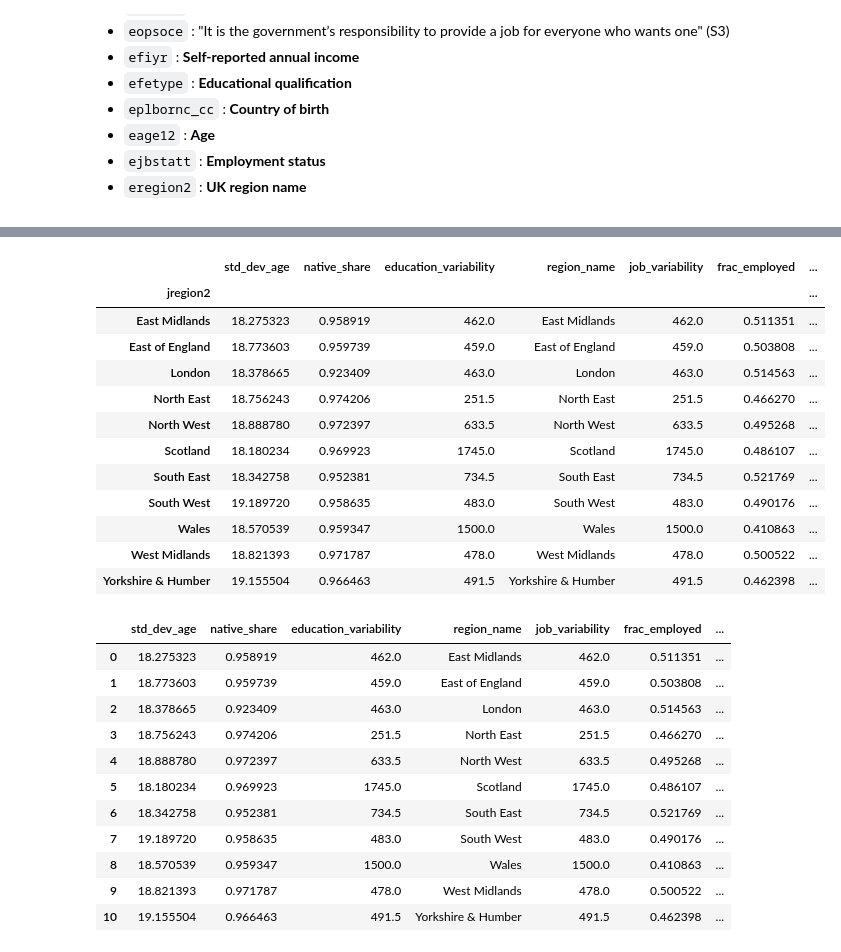
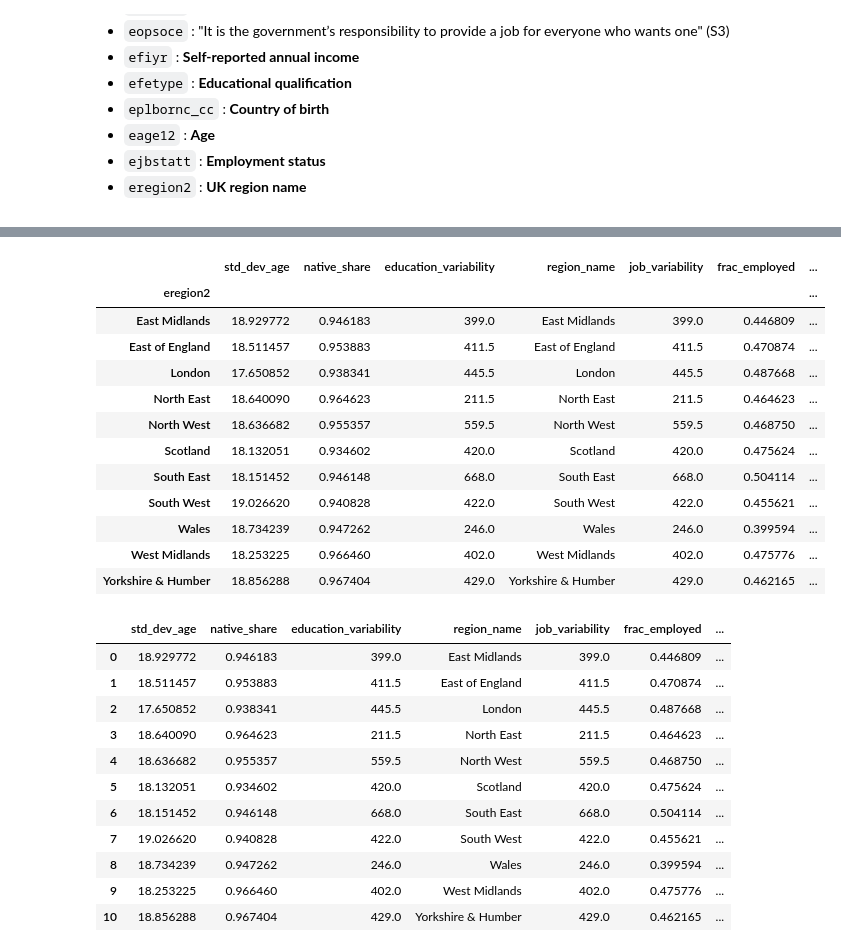
Before and after one commit to Sidrcs/Political_Polarization, a Jupyter notebook: code_scripts/Polarization_calculations_1995.ipynb, the cells around one changed output, grey strips where cells are left out. Saved outputs shown, nothing was run; the diff lists cells and outputs as text; code cells hidden in the pictures.

```diff
--- a/code_scripts/Polarization_calculations_1995.ipynb
+++ b/code_scripts/Polarization_calculations_1995.ipynb
@@ -168,12 +168,15 @@ output_df
 # %%
 # Define the dictionary to encode the "eopsocc" column which is Statement 1 (S1)
 # S1: "Private enterprise is the best way to solve Britain’s economic problems."
-eopsocc_dict = {"Strongly agree": 1,"Agree":2, "Neither agree/disagree": 3 , "Disagree":4 , "Strongly disagree": 5,
-                "don't know": -1 , "missing or wild": -9, "inapplicable":-8,
-                "proxy and/or phone":-7, "refused":-2}
+eopsocc_dict = {"Strongly agree": 2,"Agree":1, "Neither agree/disagree": 0 , "Disagree":-1 , "Strongly disagree": -2,
+                "don't know": -3, "missing or wild": -3, "inapplicable":-3,
+                "proxy and/or phone":-3, "refused":-3, "Not agree, disagree": 0}
 
-# Create a new column "aopsocc_encoded" in the dataframe by replacing the values with encoded values from the dictionary
+# Create a new column "eopsocc_encoded" in the dataframe by replacing the values with encoded values from the dictionary
 df_residence["eopsocc_encoded"] = df_residence["eopsocc"].replace(eopsocc_dict)
+
+#remove -3 valued rows from df_residence[nopsocc_encoded]
+df_residence = df_residence[df_residence['eopsocc_encoded'] != -3]
 
 # Political polarization measurement by Lindqvist and Ostling (2010)
 output_df["Lindqvist_Ostling_S1"] = df_residence.groupby("eregion2")["eopsocc_encoded"].agg(["var"])
@@ -231,13 +234,15 @@ output_df
 # %%
 # Define the dictionary to encode the "eopsocd" column which is Statement 2 (S2)
 # S2: "Major public services and industries ought to be in state ownership."
+eopsocd_dict = {"Strongly agree": 2,"Agree":1, "Neither agree/disagree": 0 , "Disagree":-1 , "Strongly disagree": -2,
+                "don't know": -3, "missing or wild": -3, "inapplicable":-3,
+                "proxy and/or phone":-3, "refused":-3, "Not agree, disagree": 0}
 
-eopsocd_dict = {"Strongly agree": 1,"Agree":2, "Neither agree/disagree": 3 , "Disagree":4 , "Strongly disagree": 5,
-                "don't know": -1 , "missing or wild": -9, "inapplicable":-8,
-                "proxy and/or phone":-7, "refused":-2}
+# Create a new column "eopsocd_encoded" in the dataframe by replacing the values with encoded values from the dictionary
+df_residence["eopsocd_encoded"] = df_residence["eopsocd"].replace(eopsocd_dict)
 
-# Create a new column "eopsocc_encoded" in the dataframe by replacing the values with encoded values from the dictionary
-df_residence["eopsocd_encoded"] = df_residence["eopsocd"].replace(eopsocd_dict)
+#remove -3 valued rows from df_residence[eopsocd_encoded]
+df_residence = df_residence[df_residence['eopsocd_encoded'] != -3]
 
 # Political polarization measurement by Lindqvist and Ostling (2010)
 output_df["Lindqvist_Ostling_S2"] = df_residence.groupby("eregion2")["eopsocd_encoded"].agg(["var"])
@@ -296,8 +306,9 @@ output_df
 # Define the dictionary to encode the "eopsocd" column which is Statement 3 (S3)
 # S3: "It is the government’s responsibility to provide a job for everyone who wants one."
 
-eopsoce_dict = {"Strongly agree": 2,"Agree":1, "Neither agree/disagree": 0, "Disagree":-1 , "Strongly disagree": -2,
-                "don't know": -3, "missing or wild": -3, "inapplicable": -3, "proxy and/or phone":-3, "refused":-3}
+eopsoce_dict = {"Strongly agree": 2,"Agree":1, "Neither agree/disagree": 0 , "Disagree":-1 , "Strongly disagree": -2,
+                "don't know": -3, "missing or wild": -3, "inapplicable":-3,
+                "proxy and/or phone":-3, "refused":-3, "Not agree, disagree": 0}
 
 # Create a new column "eopsocd_encoded" in the dataframe by replacing the values with encoded values from the dictionary
 df_residence["eopsoce_encoded"] = df_residence["eopsoce"].replace(eopsoce_dict)
@@ -317,58 +328,58 @@ output_df = output_df.drop(columns = ["abs_sum", "counts"], axis = 1)
 
 # Group the dataframe by county and aopsocc_encoded values
 output_df["dkp"] = df_residence.groupby("eregion2")["eopsoce_encoded"]
 
 # Political polarization measurement by Duca and Saving (2016)
 def duca_saving(x):
     county_tuple = x["dkp"]
     freq = list(county_tuple[1].value_counts())
     val = list(county_tuple[1].unique())
     norm_freq = [i/sum(freq) for i in freq]
     outer_sum = 0
     for i in range(len(norm_freq)):
         nkit = norm_freq[i]
         inner_sum = 0
         for j in range(len(norm_freq)):
             npit = norm_freq[j]
             dkp = abs(val[i] - val[j])
             inner_sum += npit*dkp
     outer_sum += (nkit**2)*inner_sum
 
     return outer_sum
 
 output_df["Duca_Saving_S3"] = output_df.apply(lambda x: duca_saving(x)*1000, axis = 1)
 
 # Drop "income" groupby column
 output_df = output_df.drop(columns = ["dkp"], axis = 1)
 
 output_df
 # %% [output]
 |  | std_dev_age | native_share | education_variability | region_name | job_variability | frac_employed | ... |
-| jregion2 |  |  |  |  |  |  | ... |
-| East Midlands | 18.275323 | 0.958919 | 462.0 | East Midlands | 462.0 | 0.511351 | ... |
-| East of England | 18.773603 | 0.959739 | 459.0 | East of England | 459.0 | 0.503808 | ... |
-| London | 18.378665 | 0.923409 | 463.0 | London | 463.0 | 0.514563 | ... |
-| North East | 18.756243 | 0.974206 | 251.5 | North East | 251.5 | 0.466270 | ... |
-| North West | 18.888780 | 0.972397 | 633.5 | North West | 633.5 | 0.495268 | ... |
-| Scotland | 18.180234 | 0.969923 | 1745.0 | Scotland | 1745.0 | 0.486107 | ... |
-| South East | 18.342758 | 0.952381 | 734.5 | South East | 734.5 | 0.521769 | ... |
-| South West | 19.189720 | 0.958635 | 483.0 | South West | 483.0 | 0.490176 | ... |
-| Wales | 18.570539 | 0.959347 | 1500.0 | Wales | 1500.0 | 0.410863 | ... |
-| West Midlands | 18.821393 | 0.971787 | 478.0 | West Midlands | 478.0 | 0.500522 | ... |
-| Yorkshire & Humber | 19.155504 | 0.966463 | 491.5 | Yorkshire & Humber | 491.5 | 0.462398 | ... |
+| eregion2 |  |  |  |  |  |  | ... |
+| East Midlands | 18.929772 | 0.946183 | 399.0 | East Midlands | 399.0 | 0.446809 | ... |
+| East of England | 18.511457 | 0.953883 | 411.5 | East of England | 411.5 | 0.470874 | ... |
+| London | 17.650852 | 0.938341 | 445.5 | London | 445.5 | 0.487668 | ... |
+| North East | 18.640090 | 0.964623 | 211.5 | North East | 211.5 | 0.464623 | ... |
+| North West | 18.636682 | 0.955357 | 559.5 | North West | 559.5 | 0.468750 | ... |
+| Scotland | 18.132051 | 0.934602 | 420.0 | Scotland | 420.0 | 0.475624 | ... |
+| South East | 18.151452 | 0.946148 | 668.0 | South East | 668.0 | 0.504114 | ... |
+| South West | 19.026620 | 0.940828 | 422.0 | South West | 422.0 | 0.455621 | ... |
+| Wales | 18.734239 | 0.947262 | 246.0 | Wales | 246.0 | 0.399594 | ... |
+| West Midlands | 18.253225 | 0.966460 | 402.0 | West Midlands | 402.0 | 0.475776 | ... |
+| Yorkshire & Humber | 18.856288 | 0.967404 | 429.0 | Yorkshire & Humber | 429.0 | 0.462165 | ... |
 # %%
 output_df.reset_index(drop=True, inplace=True)
 output_df
 # %% [output]
 |  | std_dev_age | native_share | education_variability | region_name | job_variability | frac_employed | ... |
-| 0 | 18.275323 | 0.958919 | 462.0 | East Midlands | 462.0 | 0.511351 | ... |
-| 1 | 18.773603 | 0.959739 | 459.0 | East of England | 459.0 | 0.503808 | ... |
-| 2 | 18.378665 | 0.923409 | 463.0 | London | 463.0 | 0.514563 | ... |
-| 3 | 18.756243 | 0.974206 | 251.5 | North East | 251.5 | 0.466270 | ... |
-| 4 | 18.888780 | 0.972397 | 633.5 | North West | 633.5 | 0.495268 | ... |
-| 5 | 18.180234 | 0.969923 | 1745.0 | Scotland | 1745.0 | 0.486107 | ... |
-| 6 | 18.342758 | 0.952381 | 734.5 | South East | 734.5 | 0.521769 | ... |
-| 7 | 19.189720 | 0.958635 | 483.0 | South West | 483.0 | 0.490176 | ... |
-| 8 | 18.570539 | 0.959347 | 1500.0 | Wales | 1500.0 | 0.410863 | ... |
-| 9 | 18.821393 | 0.971787 | 478.0 | West Midlands | 478.0 | 0.500522 | ... |
-| 10 | 19.155504 | 0.966463 | 491.5 | Yorkshire & Humber | 491.5 | 0.462398 | ... |
+| 0 | 18.929772 | 0.946183 | 399.0 | East Midlands | 399.0 | 0.446809 | ... |
+| 1 | 18.511457 | 0.953883 | 411.5 | East of England | 411.5 | 0.470874 | ... |
+| 2 | 17.650852 | 0.938341 | 445.5 | London | 445.5 | 0.487668 | ... |
+| 3 | 18.640090 | 0.964623 | 211.5 | North East | 211.5 | 0.464623 | ... |
+| 4 | 18.636682 | 0.955357 | 559.5 | North West | 559.5 | 0.468750 | ... |
+| 5 | 18.132051 | 0.934602 | 420.0 | Scotland | 420.0 | 0.475624 | ... |
+| 6 | 18.151452 | 0.946148 | 668.0 | South East | 668.0 | 0.504114 | ... |
+| 7 | 19.026620 | 0.940828 | 422.0 | South West | 422.0 | 0.455621 | ... |
+| 8 | 18.734239 | 0.947262 | 246.0 | Wales | 246.0 | 0.399594 | ... |
+| 9 | 18.253225 | 0.966460 | 402.0 | West Midlands | 402.0 | 0.475776 | ... |
+| 10 | 18.856288 | 0.967404 | 429.0 | Yorkshire & Humber | 429.0 | 0.462165 | ... |
```
Also changed, not shown: parts of 9 cells of this notebook, 33 other files.
